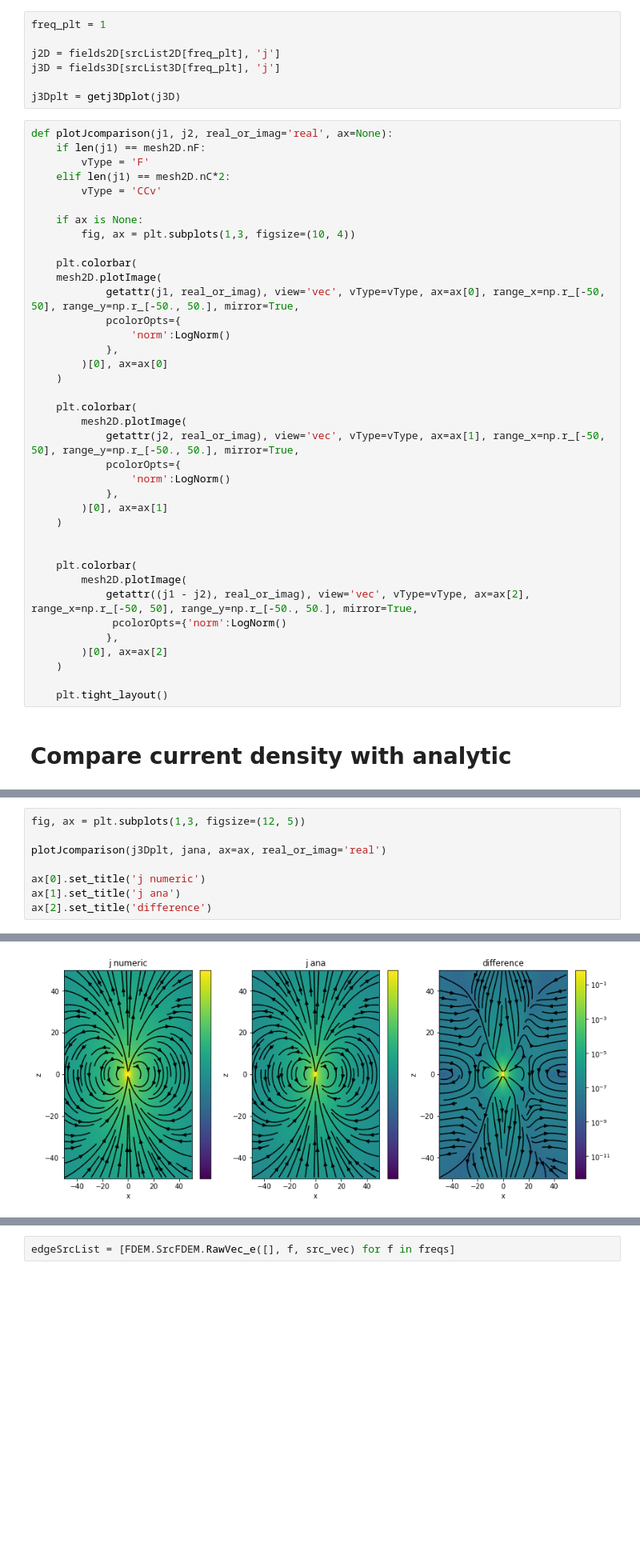
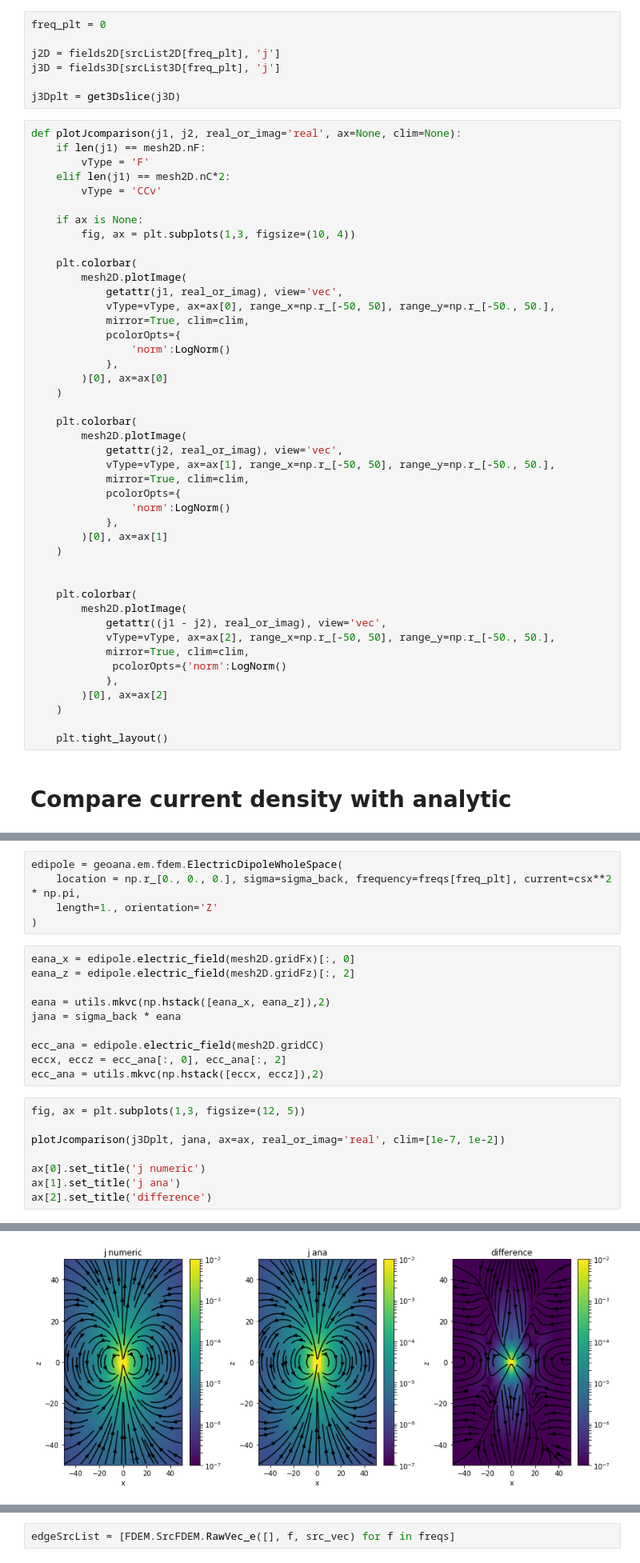
Before and after one commit to simpeg-research/heagy-2018-emcyl, a Jupyter notebook: appendix_notebooks/electric_3D_EB_HJ.ipynb, the cells around one changed output, grey strips where cells are left out. Shown at 80% size. Saved outputs shown, nothing was run; the diff lists cells and outputs as text; blank space fills up the shorter version.

```diff
--- a/appendix_notebooks/electric_3D_EB_HJ.ipynb
+++ b/appendix_notebooks/electric_3D_EB_HJ.ipynb
@@ -110,14 +116,14 @@ def getj3Dplot(j3D, theta_ind=0):
 
     return j3Dplt
 # %%
-freq_plt = 1
+freq_plt = 0
 
 j2D = fields2D[srcList2D[freq_plt], 'j']
 j3D = fields3D[srcList3D[freq_plt], 'j']
 
-j3Dplt = getj3Dplot(j3D)
+j3Dplt = get3Dslice(j3D)
 # %%
-def plotJcomparison(j1, j2, real_or_imag='real', ax=None):
+def plotJcomparison(j1, j2, real_or_imag='real', ax=None, clim=None):
     if len(j1) == mesh2D.nF:
         vType = 'F'
     elif len(j1) == mesh2D.nC*2:
@@ -127,8 +133,10 @@ def plotJcomparison(j1, j2, real_or_imag='real', ax=None):
         fig, ax = plt.subplots(1,3, figsize=(10, 4))
 
     plt.colorbar(
-    mesh2D.plotImage(
-            getattr(j1, real_or_imag), view='vec', vType=vType, ax=ax[0], range_x=np.r_[-50, 50], range_y=np.r_[-50., 50.], mirror=True,
+        mesh2D.plotImage(
+            getattr(j1, real_or_imag), view='vec',
+            vType=vType, ax=ax[0], range_x=np.r_[-50, 50], range_y=np.r_[-50., 50.],
+            mirror=True, clim=clim,
             pcolorOpts={
                 'norm':LogNorm()
             },
@@ -137,7 +145,9 @@ def plotJcomparison(j1, j2, real_or_imag='real', ax=None):
 
     plt.colorbar(
         mesh2D.plotImage(
-            getattr(j2, real_or_imag), view='vec', vType=vType, ax=ax[1], range_x=np.r_[-50, 50], range_y=np.r_[-50., 50.], mirror=True,
+            getattr(j2, real_or_imag), view='vec',
+            vType=vType, ax=ax[1], range_x=np.r_[-50, 50], range_y=np.r_[-50., 50.],
+            mirror=True, clim=clim,
             pcolorOpts={
                 'norm':LogNorm()
             },
@@ -147,7 +157,9 @@ def plotJcomparison(j1, j2, real_or_imag='real', ax=None):
 
     plt.colorbar(
         mesh2D.plotImage(
-            getattr((j1 - j2), real_or_imag), view='vec', vType=vType, ax=ax[2], range_x=np.r_[-50, 50], range_y=np.r_[-50., 50.], mirror=True,
+            getattr((j1 - j2), real_or_imag), view='vec',
+            vType=vType, ax=ax[2], range_x=np.r_[-50, 50], range_y=np.r_[-50., 50.],
+            mirror=True, clim=clim,
              pcolorOpts={'norm':LogNorm()
             },
         )[0], ax=ax[2]
@@ -177,14 +171,29 @@ ecc_ana = utils.mkvc(np.hstack([eccx, eccz]),2)
+# %%
+edipole = geoana.em.fdem.ElectricDipoleWholeSpace(
+    location = np.r_[0., 0., 0.], sigma=sigma_back, frequency=freqs[freq_plt], current=csx**2 * np.pi,
+    length=1., orientation='Z'
+)
+# %%
+eana_x = edipole.electric_field(mesh2D.gridFx)[:, 0]
+eana_z = edipole.electric_field(mesh2D.gridFz)[:, 2]
+
+eana = utils.mkvc(np.hstack([eana_x, eana_z]),2)
+jana = sigma_back * eana
+
+ecc_ana = edipole.electric_field(mesh2D.gridCC)
+eccx, eccz = ecc_ana[:, 0], ecc_ana[:, 2]
+ecc_ana = utils.mkvc(np.hstack([eccx, eccz]),2)
 # %%
 fig, ax = plt.subplots(1,3, figsize=(12, 5))
 
-plotJcomparison(j3Dplt, jana, ax=ax, real_or_imag='real')
+plotJcomparison(j3Dplt, jana, ax=ax, real_or_imag='real', clim=[1e-7, 1e-2])
 
 ax[0].set_title('j numeric')
 ax[1].set_title('j ana')
 ax[2].set_title('difference')
 # %% [output]
 Text(0.5,1,u'difference')
-[figure, old version]
+[figure, new version]
 # %% [markdown]
 # Look at electric fields
 # %%
```
Also changed, not shown: parts of 28 cells of this notebook, 4 other files.
